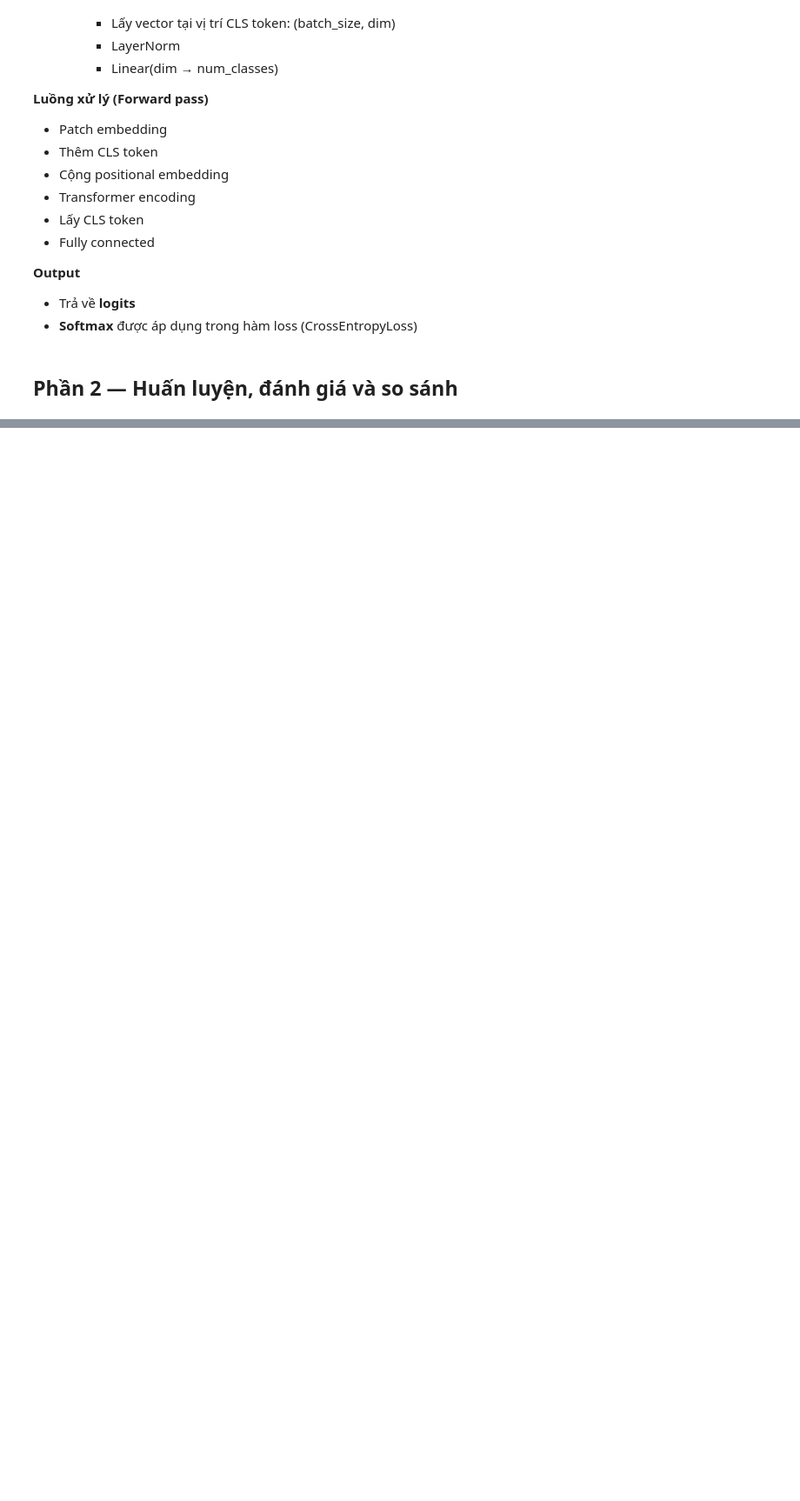
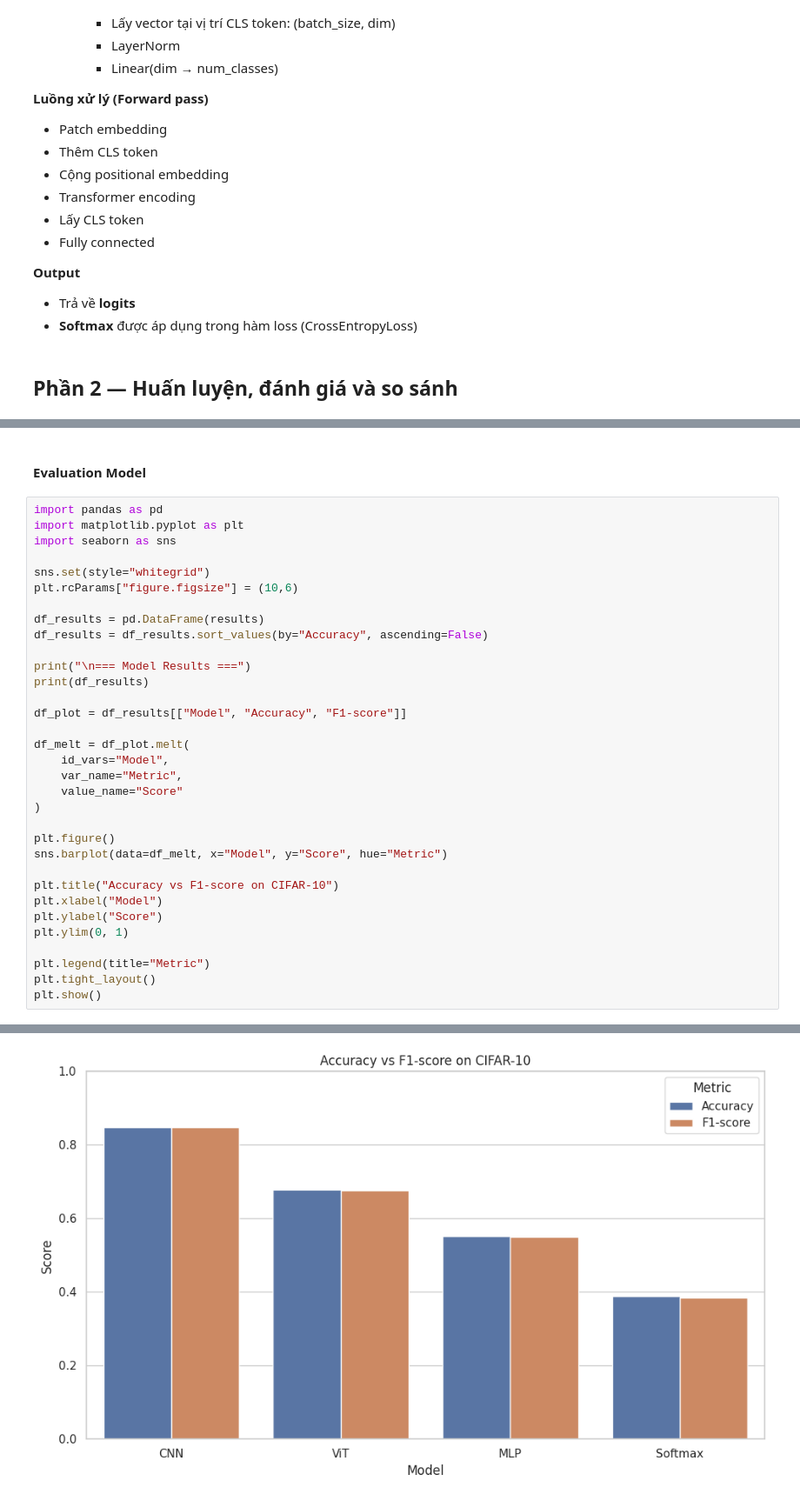
Before and after one commit to trungly-hcmut/CO5085_DeepLearning_CV, a Jupyter notebook: exercise/Exercise_part_1_2.ipynb, the cells around one changed output, grey strips where cells are left out. Shown at 87% size. Drawn from its saved outputs; the diff is of its cells as text; blank space fills up the shorter version.

```diff
--- a/exercise/Exercise_part_1_2.ipynb
+++ b/exercise/Exercise_part_1_2.ipynb
@@ -640,0 +643,36 @@ plot_training_history(histories)
+# %% [markdown]
+#### **Evaluation Model**
+# %%
+import pandas as pd
+import matplotlib.pyplot as plt
+import seaborn as sns
+
+sns.set(style="whitegrid")
+plt.rcParams["figure.figsize"] = (10,6)
+
+df_results = pd.DataFrame(results)
+df_results = df_results.sort_values(by="Accuracy", ascending=False)
+
+print("\n=== Model Results ===")
+print(df_results)
+
+df_plot = df_results[["Model", "Accuracy", "F1-score"]]
+
+df_melt = df_plot.melt(
+    id_vars="Model",
+    var_name="Metric",
+    value_name="Score"
+)
+
+plt.figure()
+sns.barplot(data=df_melt, x="Model", y="Score", hue="Metric")
+
+plt.title("Accuracy vs F1-score on CIFAR-10")
+plt.xlabel("Model")
+plt.ylabel("Score")
+plt.ylim(0, 1)
+
+plt.legend(title="Metric")
+plt.tight_layout()
+plt.show()
+# %% [output]
@@ -640,0 +685 @@ plot_training_history(histories)
+[figure, added]
```
Also changed, not shown: parts of 17 cells of this notebook.
